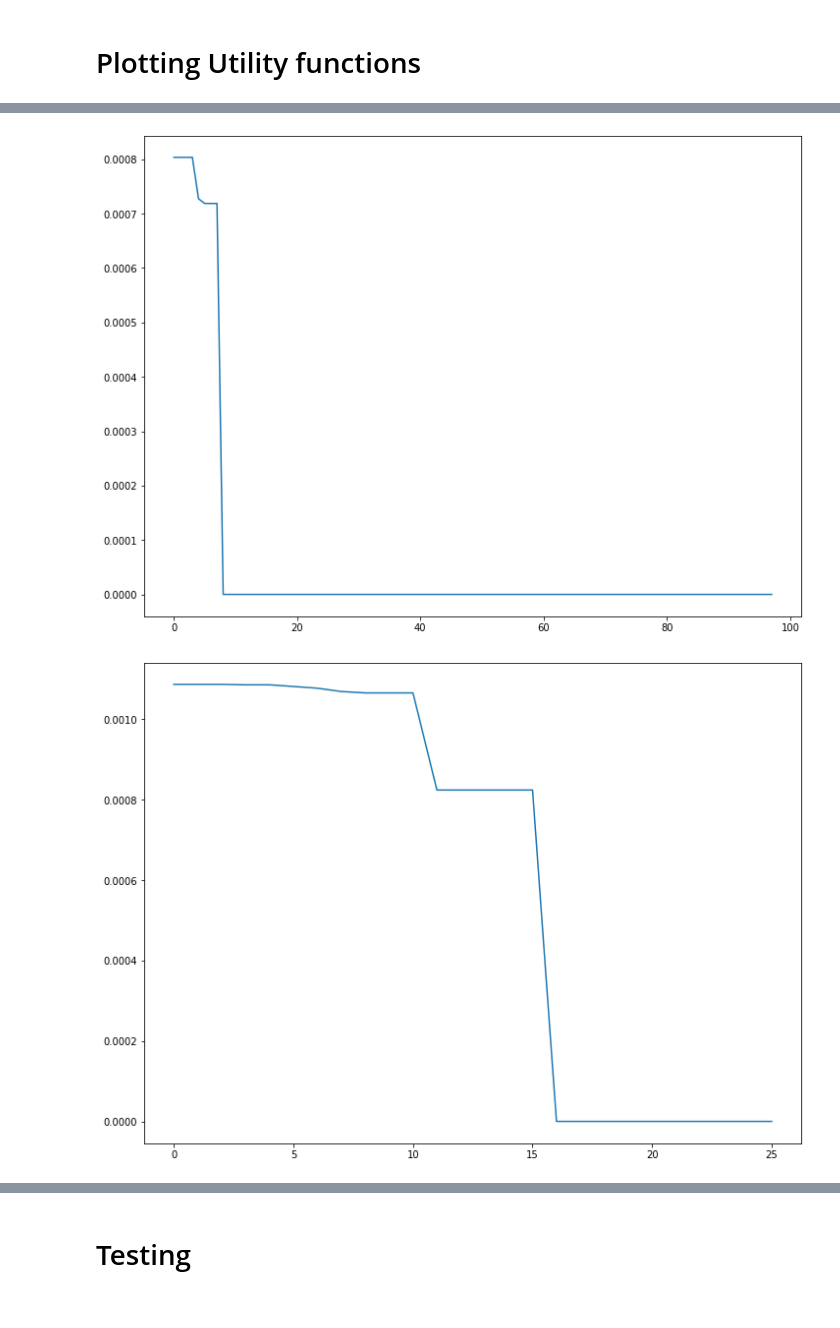
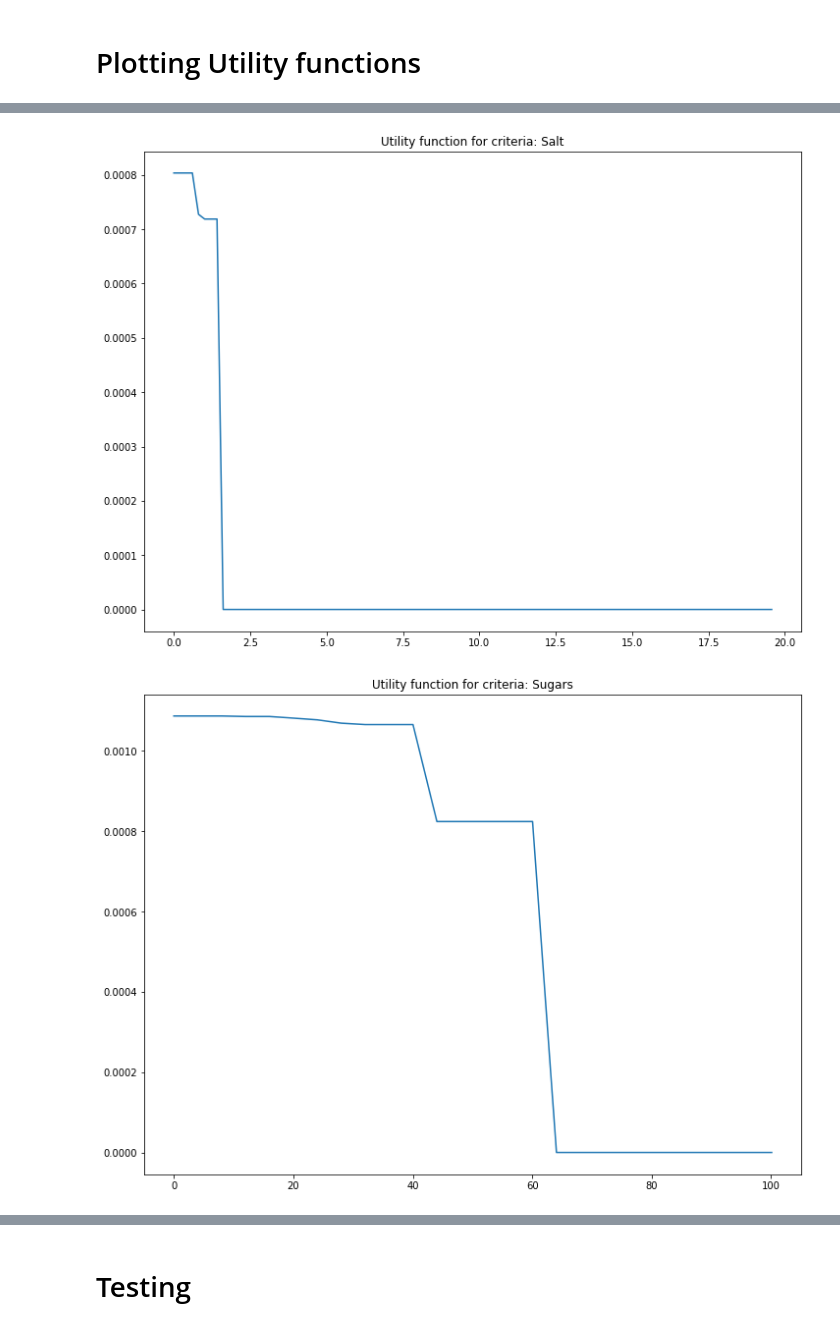
Before and after one commit to prathamsolanki/nutri-score-decision-models, a Jupyter notebook: dm_project_additive.ipynb, the cells around one changed output, grey strips where cells are left out. Drawn from its saved outputs; the diff is of its cells as text; code cells hidden in the pictures.

```diff
--- a/dm_project_additive.ipynb
+++ b/dm_project_additive.ipynb
@@ -314,0 +323,18 @@ plt.savefig('thresh_saturated_fat.jpg')
+# %%
+plt.rcParams["figure.figsize"] = [12,9]
+plt.title('Utility function for criteria: Saturated Fat')
+
+x = []
+
+num_buckets = len(buckets['saturated_fat'])
+
+for n in range(num_buckets):
+  x.append(buckets['saturated_fat'][n][0])
+
+x.append(buckets['saturated_fat'][num_buckets-1][1])
+
+y = [p.value() for p in utility_thresh['saturated_fat']]
+
+plt.plot(x,y)
+
+plt.savefig('thresh_saturated_fat.jpg')
@@ -315,14 +343,42 @@ plt.savefig('thresh_saturated_fat.jpg')
 # %%
 plt.rcParams["figure.figsize"] = [12,9]
-plt.plot([s.value() for s in utility_thresh['salt']])
+plt.title('Utility function for criteria: Salt')
+
+x = []
+
+num_buckets = len(buckets['salt'])
+
+for n in range(num_buckets):
+  x.append(buckets['salt'][n][0])
+
+x.append(buckets['salt'][num_buckets-1][1])
+
+y = [p.value() for p in utility_thresh['salt']]
+
+plt.plot(x,y)
+
 plt.savefig('thresh_salt.jpg')
 # %% [output]
-[figure, old version]
+[figure, new version]
 # %%
 plt.rcParams["figure.figsize"] = [12,9]
-plt.plot([su.value() for su in utility_thresh['sugars']])
+plt.title('Utility function for criteria: Sugars')
+
+x = []
+
+num_buckets = len(buckets['sugars'])
+
+for n in range(num_buckets):
+  x.append(buckets['sugars'][n][0])
+
+x.append(buckets['sugars'][num_buckets-1][1])
+
+y = [p.value() for p in utility_thresh['sugars']]
+
+plt.plot(x,y)
+
 plt.savefig('thresh_sugars.jpg')
 # %% [output]
-[figure, old version]
+[figure, new version]
 # %%
 plt.rcParams["figure.figsize"] = [12,9]
```
Also changed, not shown: parts of 6 cells of this notebook, 6 other files.
